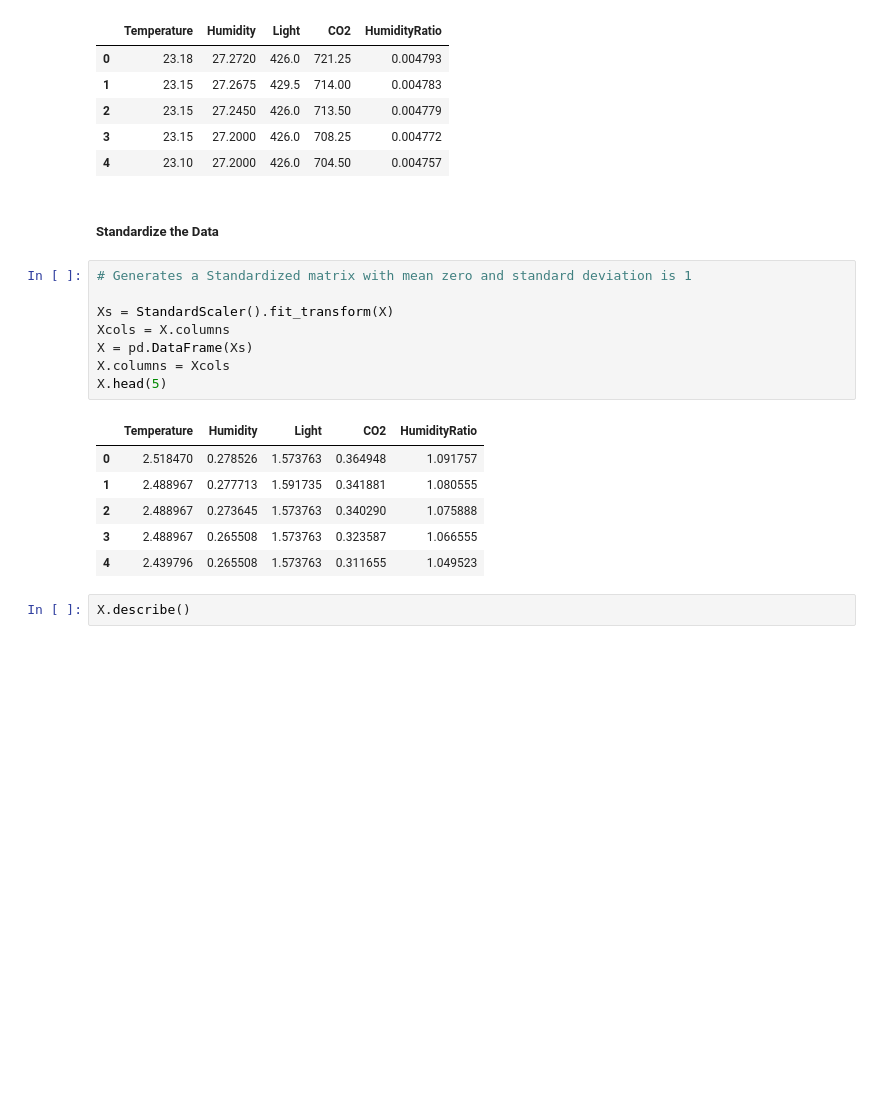
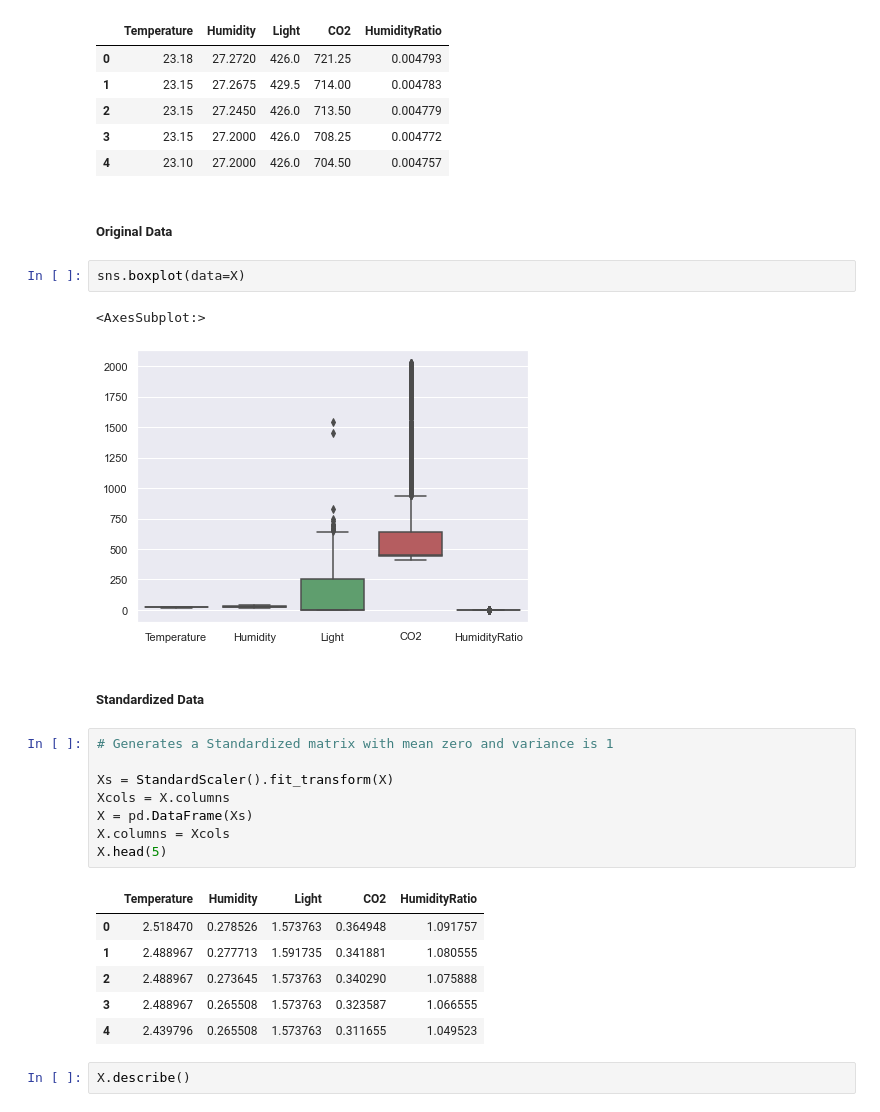
Before and after one commit to GursimarSaini/INSE6220Project, a Jupyter notebook: datasets/occupancy/OccupancyDetectionPCA.ipynb, the cells around one changed output. Saved outputs shown, nothing was run; the diff lists cells and outputs as text; blank space fills up the shorter version.

```diff
--- a/datasets/occupancy/OccupancyDetectionPCA.ipynb
+++ b/datasets/occupancy/OccupancyDetectionPCA.ipynb
@@ -71,9 +86,16 @@ X.head(5)
 | 3 | 23.15 | 27.2000 | 426.0 | 708.25 | 0.004772 |
 | 4 | 23.10 | 27.2000 | 426.0 | 704.50 | 0.004757 |
 # %% [markdown]
-##### Standardize the Data
+##### Original Data
+# %%
+sns.boxplot(data=X)
+# %% [output]
+<AxesSubplot:>
+[figure, added]
+# %% [markdown]
+##### Standardized Data
 # %%
-# Generates a Standardized matrix with mean zero and standard deviation is 1
+# Generates a Standardized matrix with mean zero and variance is 1
 
 Xs = StandardScaler().fit_transform(X)
 Xcols = X.columns
```
Also changed, not shown: parts of 25 cells of this notebook, 20 other files.
